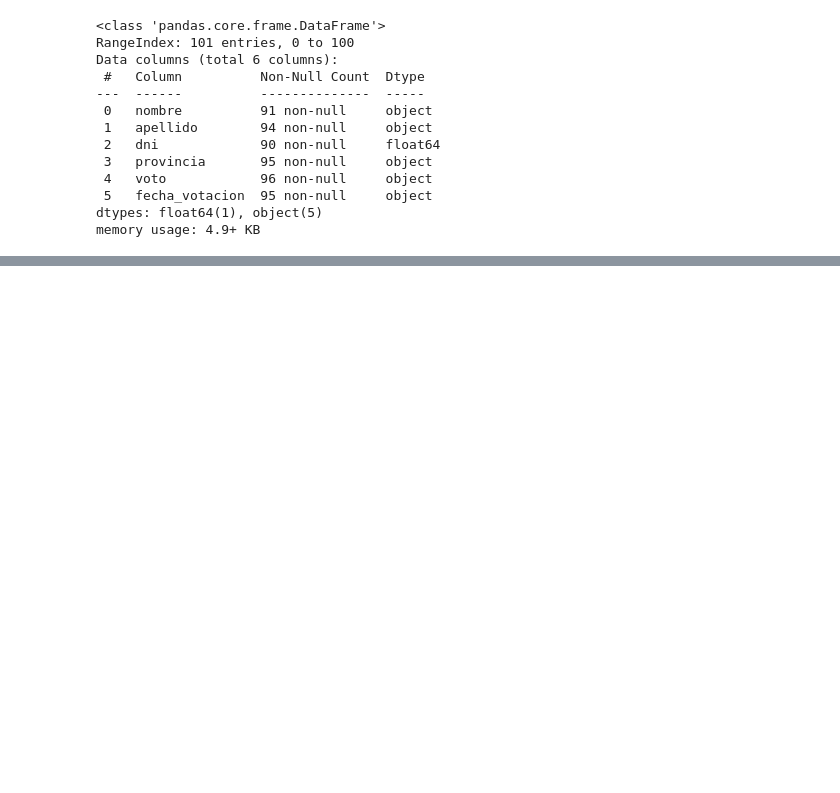
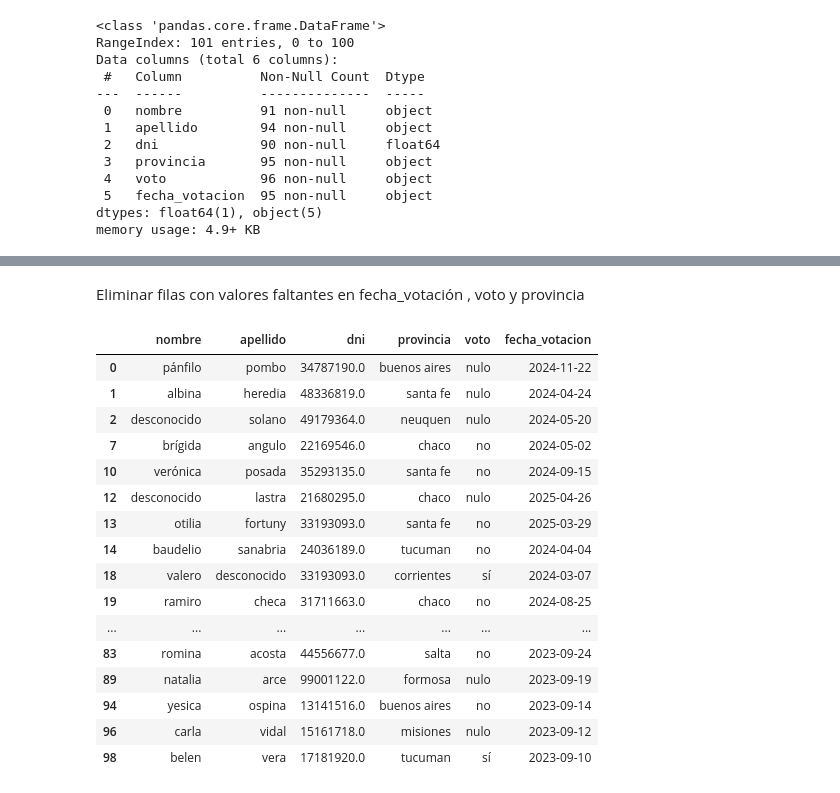
Before and after one commit to avilafelix998/parcial1_tlp3_felix_avila, a Jupyter notebook: main.ipynb, the cells around one changed output, grey strips where cells are left out. Cells and saved outputs as stored; diff of their text form; code cells hidden in the pictures; blank space fills up the shorter version.

```diff
--- a/main.ipynb
+++ b/main.ipynb
@@ -133,0 +146,4 @@ df.isnull().sum()
+# %%
+df["nombre"].fillna("desconocido",inplace=True)
+df["apellido"].fillna("desconocido",inplace=True)
+df.head()
@@ -133,0 +171,3 @@ df.isnull().sum()
+# %%
+df["dni"].fillna(df["dni"].median(),inplace=True)
+df.head(5)
@@ -133,0 +189,3 @@ df.isnull().sum()
+# %%
+df["fecha_votacion"] = pd.to_datetime(df["fecha_votacion"], errors="coerce")
+df.head()
@@ -133,0 +199,23 @@ df.isnull().sum()
+# %% [markdown]
+Eliminar filas con valores faltantes en fecha_votación , voto y provincia
+# %%
+df.dropna(subset=["fecha_votacion","voto","provincia"],inplace=True)
+df.head(50)
+# %% [output]
+|  | nombre | apellido | dni | provincia | voto | fecha_votacion |
+| 0 | pánfilo | pombo | 34787190.0 | buenos aires | nulo | 2024-11-22 |
+| 1 | albina | heredia | 48336819.0 | santa fe | nulo | 2024-04-24 |
+| 2 | desconocido | solano | 49179364.0 | neuquen | nulo | 2024-05-20 |
+| 7 | brígida | angulo | 22169546.0 | chaco | no | 2024-05-02 |
+| 10 | verónica | posada | 35293135.0 | santa fe | no | 2024-09-15 |
+| 12 | desconocido | lastra | 21680295.0 | chaco | nulo | 2025-04-26 |
+| 13 | otilia | fortuny | 33193093.0 | santa fe | no | 2025-03-29 |
+| 14 | baudelio | sanabria | 24036189.0 | tucuman | no | 2024-04-04 |
+| 18 | valero | desconocido | 33193093.0 | corrientes | sí | 2024-03-07 |
+| 19 | ramiro | checa | 31711663.0 | chaco | no | 2024-08-25 |
+| ... | ... | ... | ... | ... | ... | ... |
+| 83 | romina | acosta | 44556677.0 | salta | no | 2023-09-24 |
+| 89 | natalia | arce | 99001122.0 | formosa | nulo | 2023-09-19 |
+| 94 | yesica | ospina | 13141516.0 | buenos aires | no | 2023-09-14 |
+| 96 | carla | vidal | 15161718.0 | misiones | nulo | 2023-09-12 |
+| 98 | belen | vera | 17181920.0 | tucuman | sí | 2023-09-10 |
```
Also changed, not shown: parts of 15 cells of this notebook.
